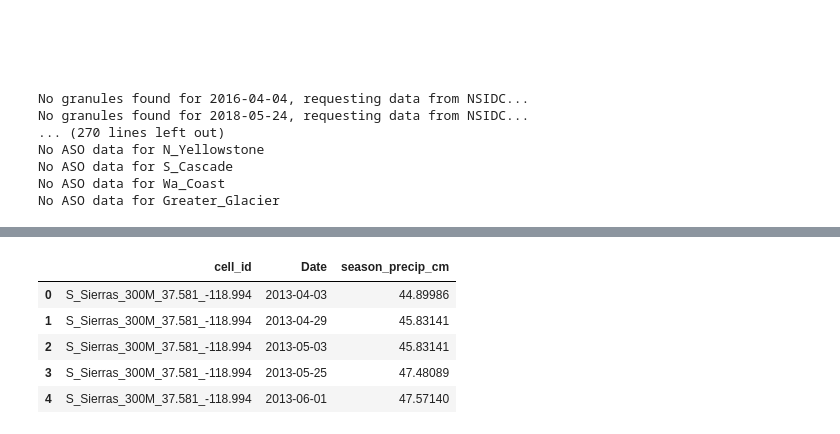
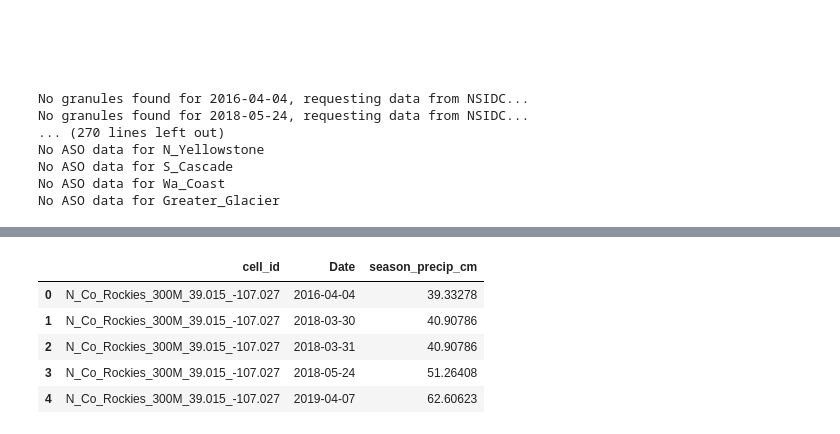
Before and after one commit to whitelightning450/SWEMLv2.0, a Jupyter notebook: Dataprocessing/DataProcessing_PipelineModularized.ipynb, the cells around one changed output, grey strips where cells are left out. Saved outputs shown, nothing was run; the diff lists cells and outputs as text; code cells hidden in the pictures.

Commit message:
Fixed precip data collection error, finished connecting precip to ML training DF

```diff
--- a/Dataprocessing/DataProcessing_PipelineModularized.ipynb
+++ b/Dataprocessing/DataProcessing_PipelineModularized.ipynb
@@ -479,27 +428,26 @@ Connecting precipitation to ASO observations for S_Sierras on 2014-04-28
 # %%
 import os
 import pandas as pd
 
 
 HOME = os.path.expanduser('~')
 
-region = 'S_Sierras'
-year = 2013
+region = 'N_Co_Rockies'
 output_res = 300
 
 Precippath = f"{HOME}/SWEMLv2.0/data/Precipitation/{region}/{output_res}M_NLDAS_Precip/sites/"
 
 pptfiles = [filename for filename in os.listdir(Precippath)]
 
-ppt = pd.read_parquet(f"{Precippath}/{pptfiles[0]}")
+ppt = pd.read_parquet(f"{Precippath}NLDAS_PPT_N_Co_Rockies_300M_39.015_-107.027.parquet")
 ppt.rename(columns={'datetime':'Date'}, inplace = True)
 #ppt.set_index('cell_id', inplace=True)
 
 ppt.head()
 # %% [output]
 |  | cell_id | Date | season_precip_cm |
-| 0 | S_Sierras_300M_37.581_-118.994 | 2013-04-03 | 44.89986 |
-| 1 | S_Sierras_300M_37.581_-118.994 | 2013-04-29 | 45.83141 |
-| 2 | S_Sierras_300M_37.581_-118.994 | 2013-05-03 | 45.83141 |
-| 3 | S_Sierras_300M_37.581_-118.994 | 2013-05-25 | 47.48089 |
-| 4 | S_Sierras_300M_37.581_-118.994 | 2013-06-01 | 47.57140 |
+| 0 | N_Co_Rockies_300M_39.015_-107.027 | 2016-04-04 | 39.33278 |
+| 1 | N_Co_Rockies_300M_39.015_-107.027 | 2018-03-30 | 40.90786 |
+| 2 | N_Co_Rockies_300M_39.015_-107.027 | 2018-03-31 | 40.90786 |
+| 3 | N_Co_Rockies_300M_39.015_-107.027 | 2018-05-24 | 51.26408 |
+| 4 | N_Co_Rockies_300M_39.015_-107.027 | 2019-04-07 | 62.60623 |
```
Also changed, not shown: parts of 14 cells of this notebook, 1 other file.
